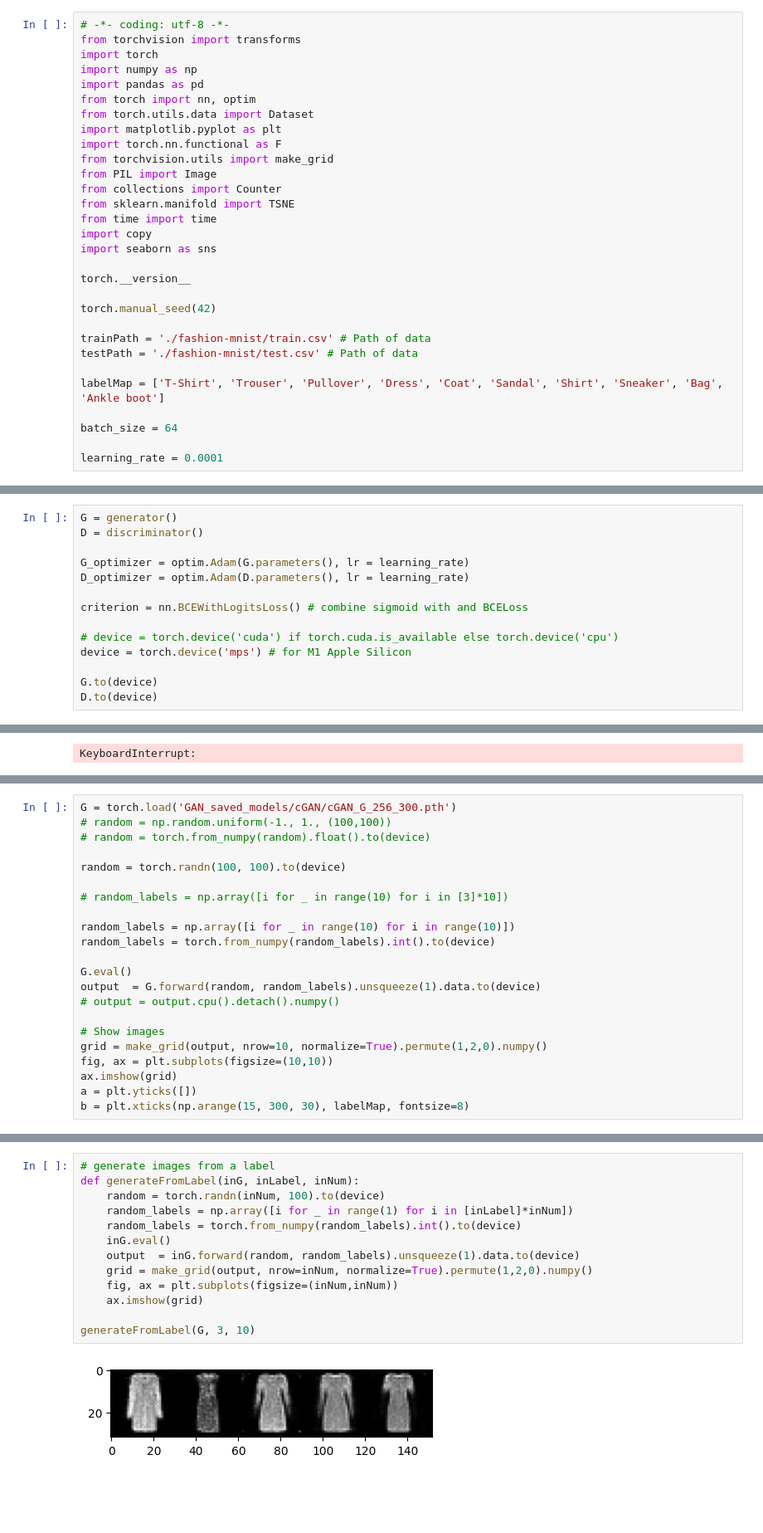
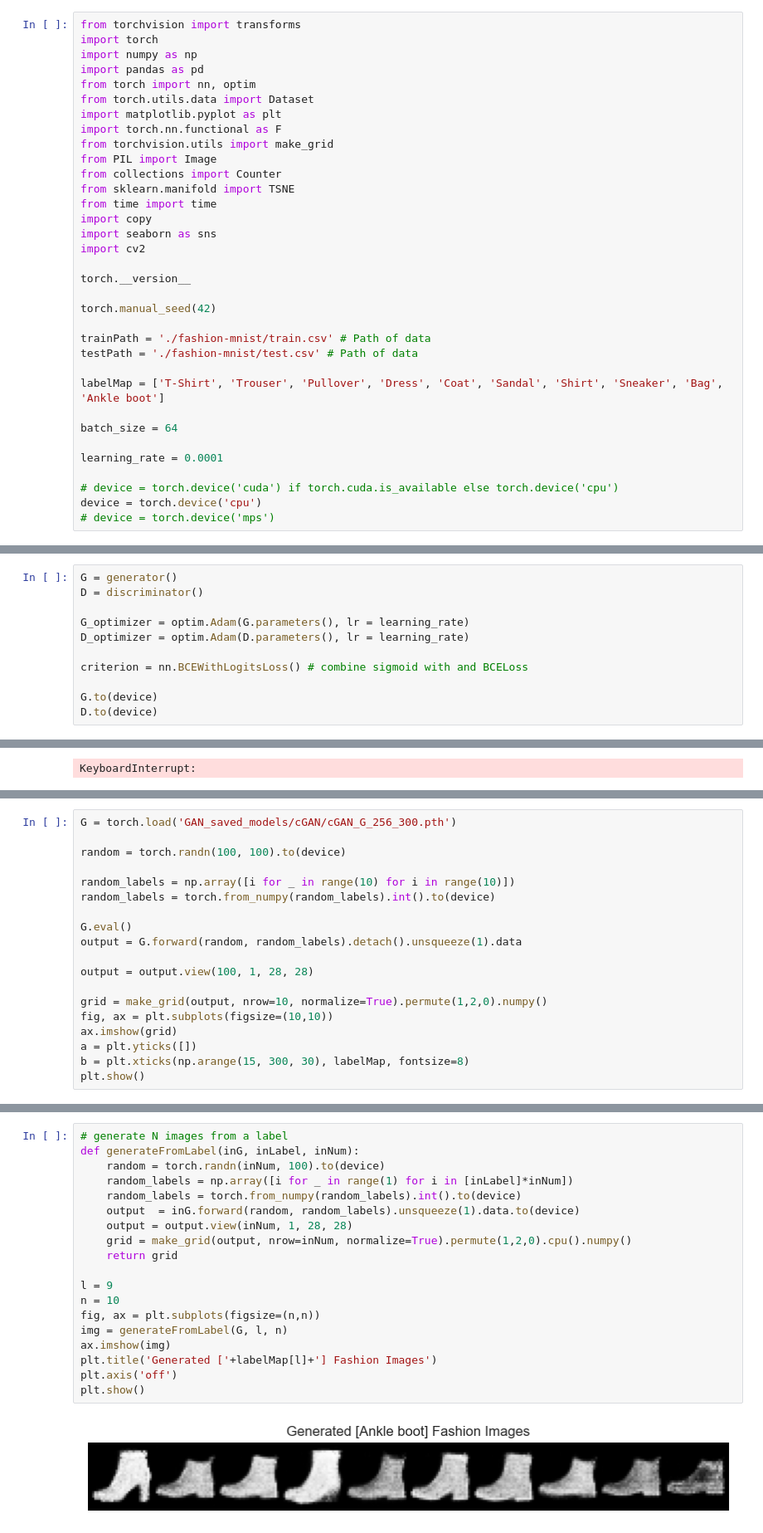
Before and after one commit to zhangwengyu999/Fashion_Image_Generation_Project, a Jupyter notebook: cGAN/cGAN.ipynb, the cells around one changed output, grey strips where cells are left out. Shown at 83% size. Saved outputs shown, nothing was run; the diff lists cells and outputs as text; blank space fills up the shorter version.

```diff
--- a/cGAN/cGAN.ipynb
+++ b/cGAN/cGAN.ipynb
@@ -15,5 +19,4 @@ We need to try:
 # %%
-# -*- coding: utf-8 -*-
 from torchvision import transforms
 import torch
 import numpy as np
@@ -29,6 +32,7 @@ from sklearn.manifold import TSNE
 from time import time
 import copy
 import seaborn as sns
+import cv2
 
 torch.__version__
 
@@ -42,6 +46,10 @@ labelMap = ['T-Shirt', 'Trouser', 'Pullover', 'Dress', 'Coat', 'Sandal', 'Shirt'
 batch_size = 64
 
 learning_rate = 0.0001
+
+# device = torch.device('cuda') if torch.cuda.is_available else torch.device('cpu')
+device = torch.device('cpu')
+# device = torch.device('mps')
 # %%
 class Sample:
     def __init__(self, idx=0, img=None, feat = None, label=None):
@@ -201,9 +194,6 @@ D_optimizer = optim.Adam(D.parameters(), lr = learning_rate)
 
 criterion = nn.BCEWithLogitsLoss() # combine sigmoid with and BCELoss
 
-# device = torch.device('cuda') if torch.cuda.is_available else torch.device('cpu')
-device = torch.device('mps') # for M1 Apple Silicon
-
 G.to(device)
 D.to(device)
 # %% [output]
@@ -357,24 +326,21 @@ plt.show()
 [figure]
 # %%
 G = torch.load('GAN_saved_models/cGAN/cGAN_G_256_300.pth')
-# random = np.random.uniform(-1., 1., (100,100))
-# random = torch.from_numpy(random).float().to(device)
 
 random = torch.randn(100, 100).to(device)
-
-# random_labels = np.array([i for _ in range(10) for i in [3]*10])
 
 random_labels = np.array([i for _ in range(10) for i in range(10)])
 random_labels = torch.from_numpy(random_labels).int().to(device)
 
 G.eval()
-output  = G.forward(random, random_labels).unsqueeze(1).data.to(device)
-# output = output.cpu().detach().numpy()
+output = G.forward(random, random_labels).detach().unsqueeze(1).data
 
-# Show images
+output = output.view(100, 1, 28, 28)
+
 grid = make_grid(output, nrow=10, normalize=True).permute(1,2,0).numpy()
 fig, ax = plt.subplots(figsize=(10,10))
 ax.imshow(grid)
 a = plt.yticks([])
 b = plt.xticks(np.arange(15, 300, 30), labelMap, fontsize=8)
+plt.show()
 # %% [output]
@@ -382,15 +348,21 @@ b = plt.xticks(np.arange(15, 300, 30), labelMap, fontsize=8)
 # %%
-# generate images from a label
+# generate N images from a label
 def generateFromLabel(inG, inLabel, inNum):
     random = torch.randn(inNum, 100).to(device)
     random_labels = np.array([i for _ in range(1) for i in [inLabel]*inNum])
     random_labels = torch.from_numpy(random_labels).int().to(device)
-    inG.eval()
     output  = inG.forward(random, random_labels).unsqueeze(1).data.to(device)
-    grid = make_grid(output, nrow=inNum, normalize=True).permute(1,2,0).numpy()
-    fig, ax = plt.subplots(figsize=(inNum,inNum))
-    ax.imshow(grid)
+    output = output.view(inNum, 1, 28, 28)
+    grid = make_grid(output, nrow=inNum, normalize=True).permute(1,2,0).cpu().numpy()
+    return grid
 
-generateFromLabel(G, 3, 10)
+l = 9
+n = 10
+fig, ax = plt.subplots(figsize=(n,n))
+img = generateFromLabel(G, l, n)
+ax.imshow(img)
+plt.title('Generated ['+labelMap[l]+'] Fashion Images')
+plt.axis('off')
+plt.show()
 # %% [output]
-[figure, old version]
+[figure, new version]
```
Also changed, not shown: parts of 11 cells of this notebook, 12 other files.
